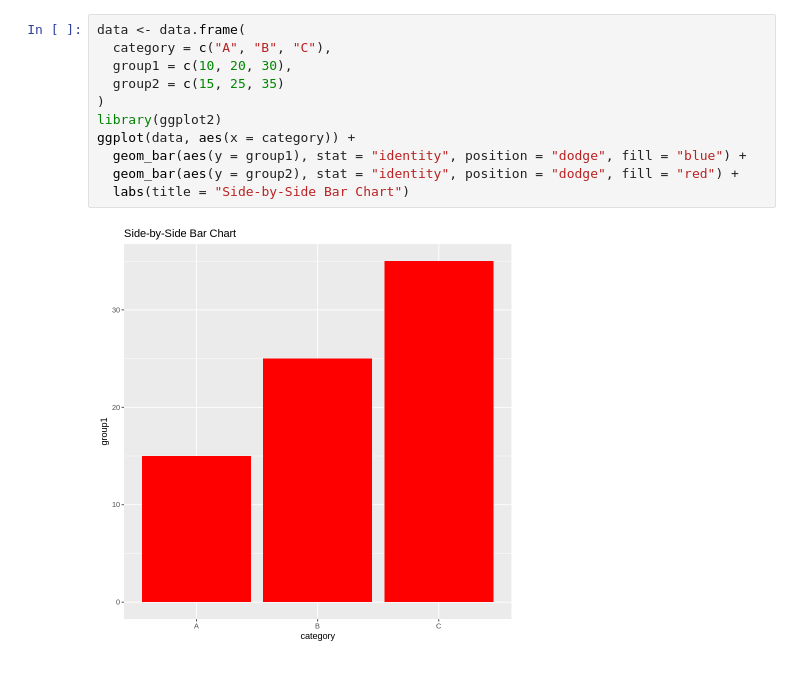
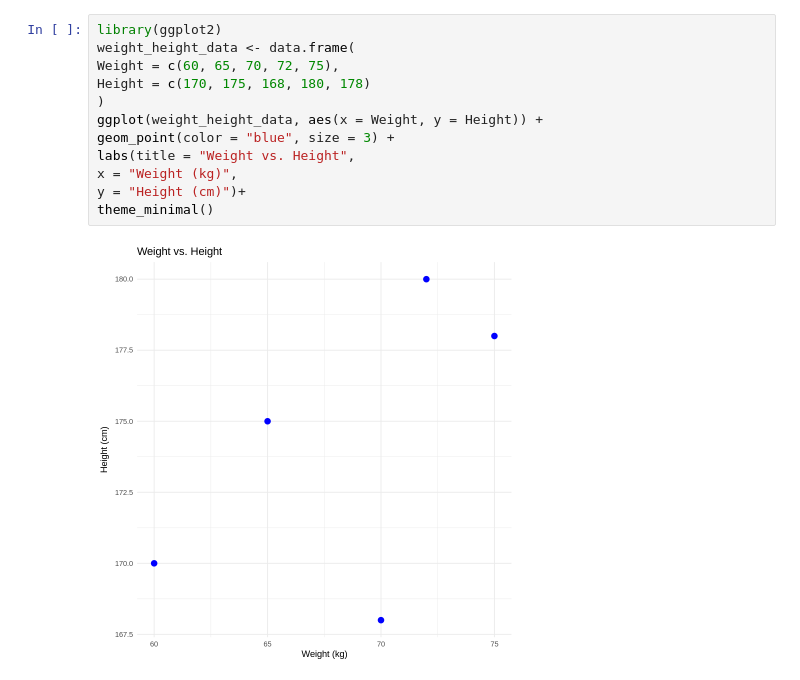
Before and after one commit to sreeruthin/DSA06-DATA-HANDLING-AND-VISUALISATION, a Jupyter notebook: Copy_of_Welcome_To_Colab.ipynb, the cells around one changed output. Drawn from its saved outputs; the diff is of its cells as text.

```diff
--- a/Copy_of_Welcome_To_Colab.ipynb
+++ b/Copy_of_Welcome_To_Colab.ipynb
@@ -9,13 +3,14 @@ pie(data, labels = labels, main = "Pie Chart Example")
-# %%
-data <- data.frame(
-  category = c("A", "B", "C"),
-  group1 = c(10, 20, 30),
-  group2 = c(15, 25, 35)
-)
-library(ggplot2)
-ggplot(data, aes(x = category)) +
-  geom_bar(aes(y = group1), stat = "identity", position = "dodge", fill = "blue") +
-  geom_bar(aes(y = group2), stat = "identity", position = "dodge", fill = "red") +
-  labs(title = "Side-by-Side Bar Chart")
-# %% [output]
-[figure, removed]
+# %%
+library(ggplot2)
+weight_height_data <- data.frame(
+Weight = c(60, 65, 70, 72, 75),
+Height = c(170, 175, 168, 180, 178)
+)
+ggplot(weight_height_data, aes(x = Weight, y = Height)) +
+geom_point(color = "blue", size = 3) +
+labs(title = "Weight vs. Height",
+x = "Weight (kg)",
+y = "Height (cm)")+
+theme_minimal()
+# %% [output]
+[figure, added]
```
Also changed, not shown: parts of 11 cells of this notebook.
